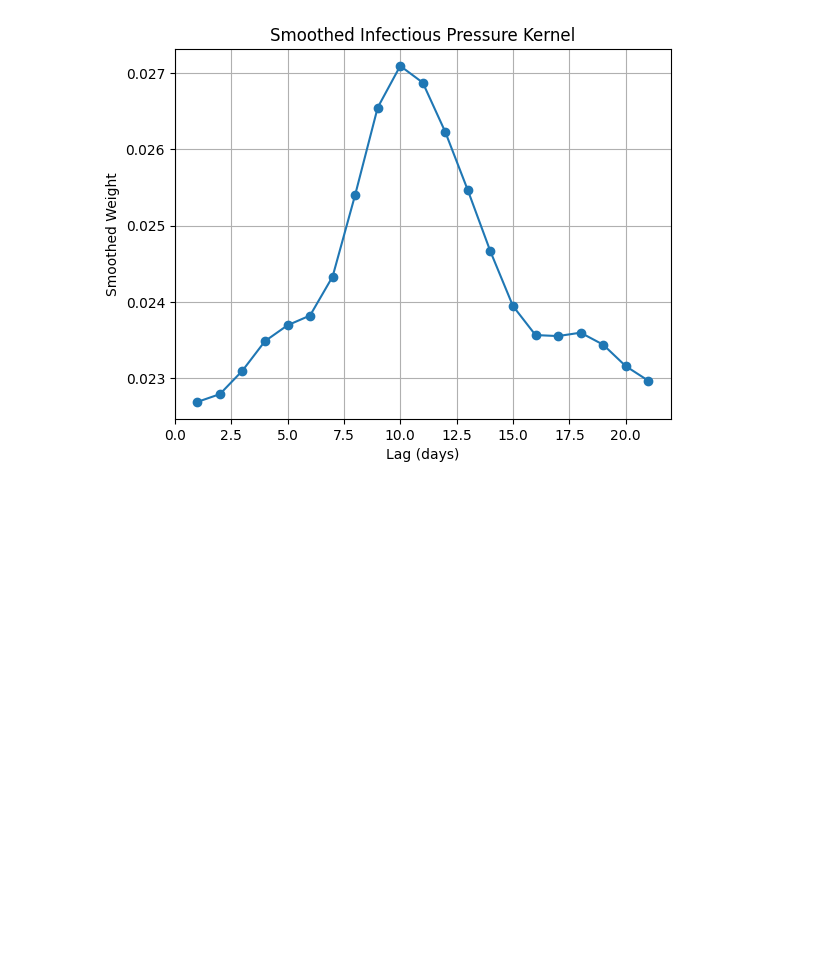
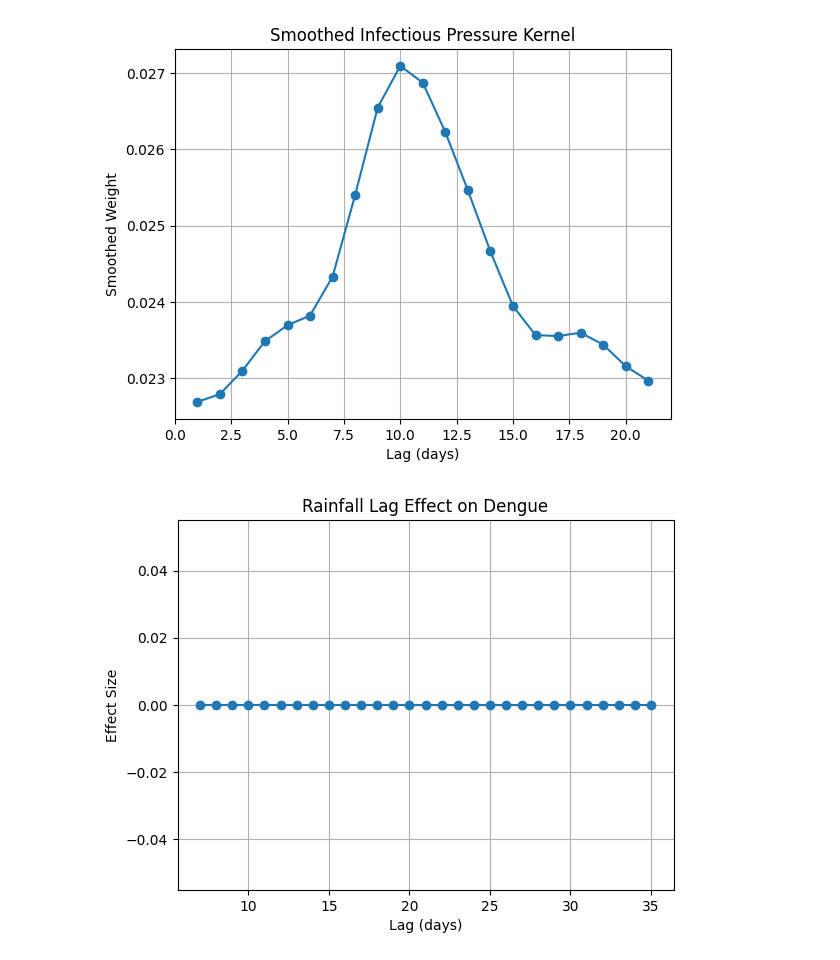
Before and after one commit to Nakib-Nasrullah/Dengue_Research, a Jupyter notebook: dengue_my_Data.ipynb, the cells around one changed output. Drawn from its saved outputs; the diff is of its cells as text; code cells hidden in the pictures; blank space fills up the shorter version.

```diff
--- a/dengue_my_Data.ipynb
+++ b/dengue_my_Data.ipynb
@@ -316,3 +316,31 @@ plt.grid()
 plt.show()
 # %% [output]
 [figure]
+# %%
+RAIN_LAGS = range(7, 36)
+
+for k in RAIN_LAGS:
+    df[f"Rain_lag_{k}"] = df["Rainfall"].shift(k)
+
+df = df.dropna().reset_index(drop=True)
+# %%
+from sklearn.linear_model import LassoCV
+
+X_rain = df[[f"Rain_lag_{k}" for k in RAIN_LAGS]]
+y = df["Dengue_Cases"]
+
+lasso_rain = LassoCV(cv=5, max_iter=10000)
+lasso_rain.fit(X_rain, y)
+
+rain_weights = lasso_rain.coef_
+# %%
+plt.figure()
+plt.plot(list(RAIN_LAGS), rain_weights, marker='o')
+plt.xlabel("Lag (days)")
+plt.ylabel("Effect Size")
+plt.title("Rainfall Lag Effect on Dengue")
+plt.grid()
+
+plt.show()
+# %% [output]
+[figure, added]
```
Also changed, not shown: parts of 2 cells of this notebook.
